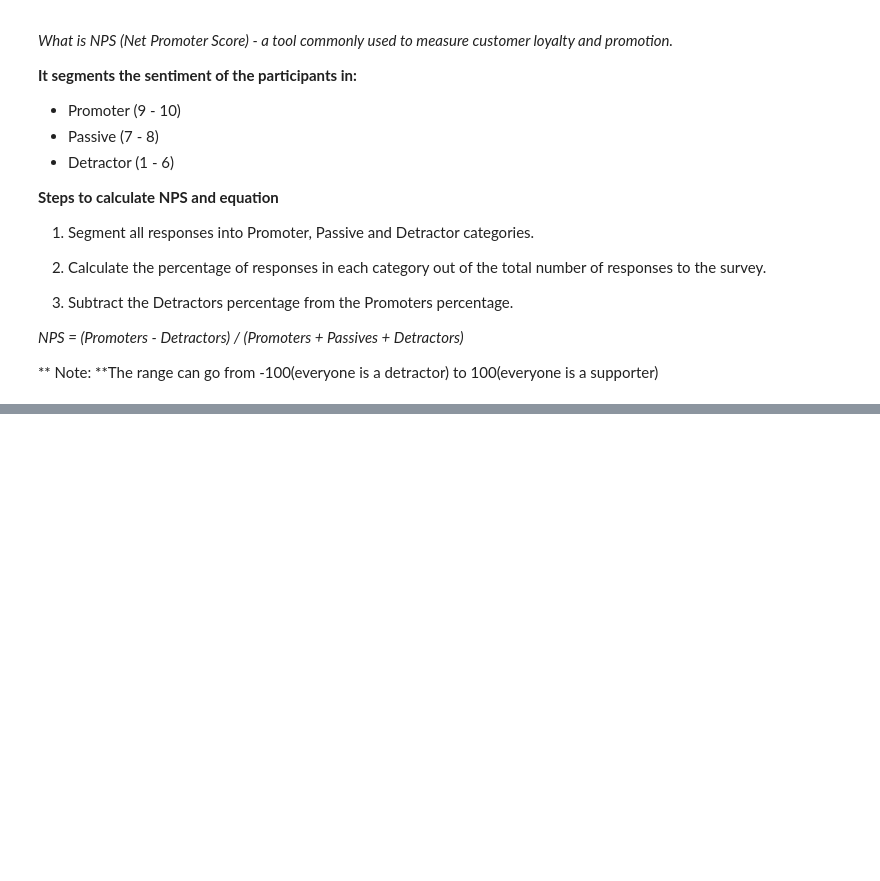
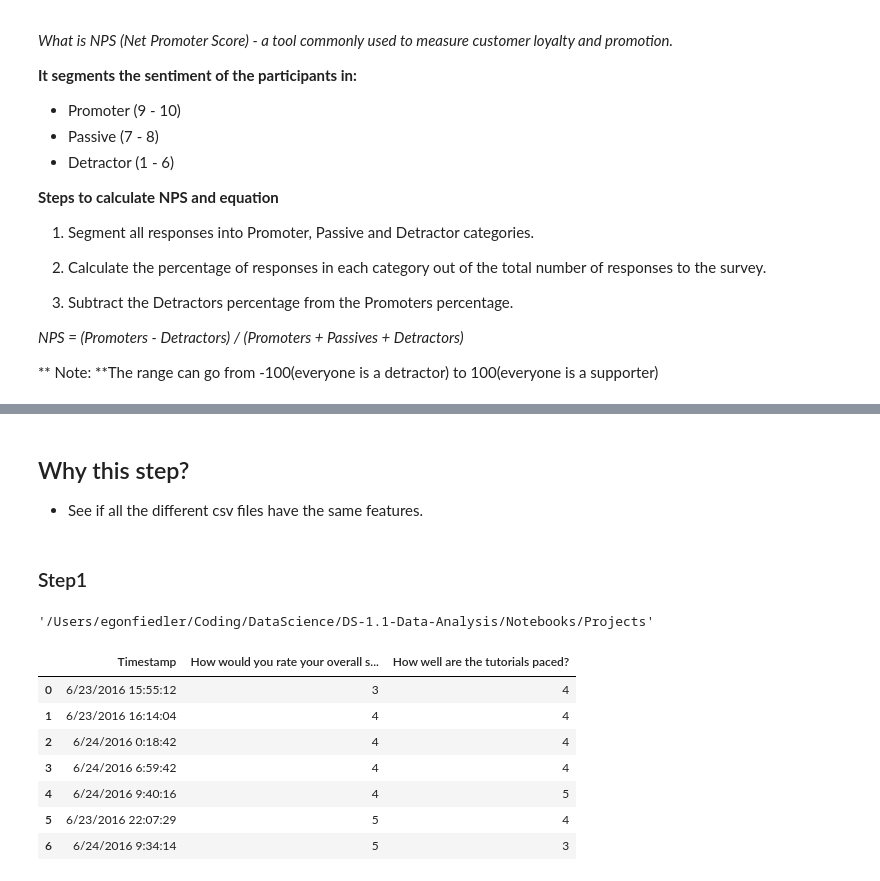
Before and after one commit to efitr/DS-1.1-Data-Analysis, a Jupyter notebook: Notebooks/Projects/MSProject1_Summer_Academy_NPS_Data.ipynb, the cells around one changed output, grey strips where cells are left out. Cells and saved outputs as stored; diff of their text form; code cells hidden in the pictures; blank space fills up the shorter version.

```diff
--- a/Notebooks/Projects/MSProject1_Summer_Academy_NPS_Data.ipynb
+++ b/Notebooks/Projects/MSProject1_Summer_Academy_NPS_Data.ipynb
@@ -47,0 +92,5 @@ ParserError: Error tokenizing data. C error: Calling read(nbytes) on source fail
+# %% [markdown]
+## Why this step?
+* See if all the different csv files have the same features.
+# %% [markdown]
+### Step1
@@ -47,0 +99,18 @@ ParserError: Error tokenizing data. C error: Calling read(nbytes) on source fail
+# %%
+pwd
+# %% [output]
+'/Users/egonfiedler/Coding/DataScience/DS-1.1-Data-Analysis/Notebooks/Projects'
+# %%
+file1_LA_PATH = "../Datasets/SAFeedbackSurveys_FINAL/2016/Anon Week 1 Feedback - LA.csv"
+SA_2016_LA_W1 = pd.read_csv(file1_LA_PATH)
+# %%
+SA_2016_LA_W1
+# %% [output]
+|  | Timestamp | How would you rate your overall s... | How well are the tutorials paced? |
+| 0 | 6/23/2016 15:55:12 | 3 | 4 |
+| 1 | 6/23/2016 16:14:04 | 4 | 4 |
+| 2 | 6/24/2016 0:18:42 | 4 | 4 |
+| 3 | 6/24/2016 6:59:42 | 4 | 4 |
+| 4 | 6/24/2016 9:40:16 | 4 | 5 |
+| 5 | 6/23/2016 22:07:29 | 5 | 4 |
+| 6 | 6/24/2016 9:34:14 | 5 | 3 |
```
Also changed, not shown: parts of 131 cells of this notebook.
